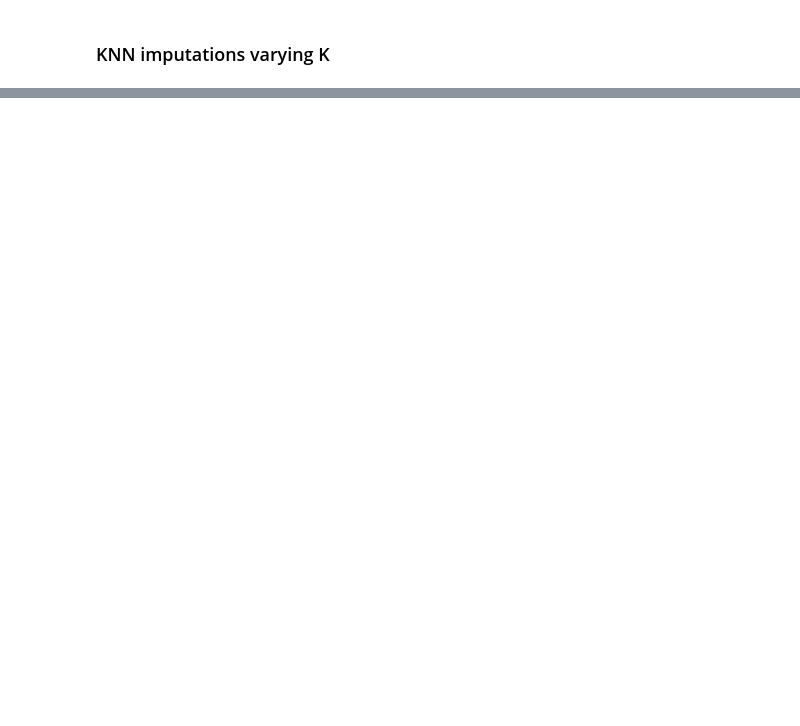
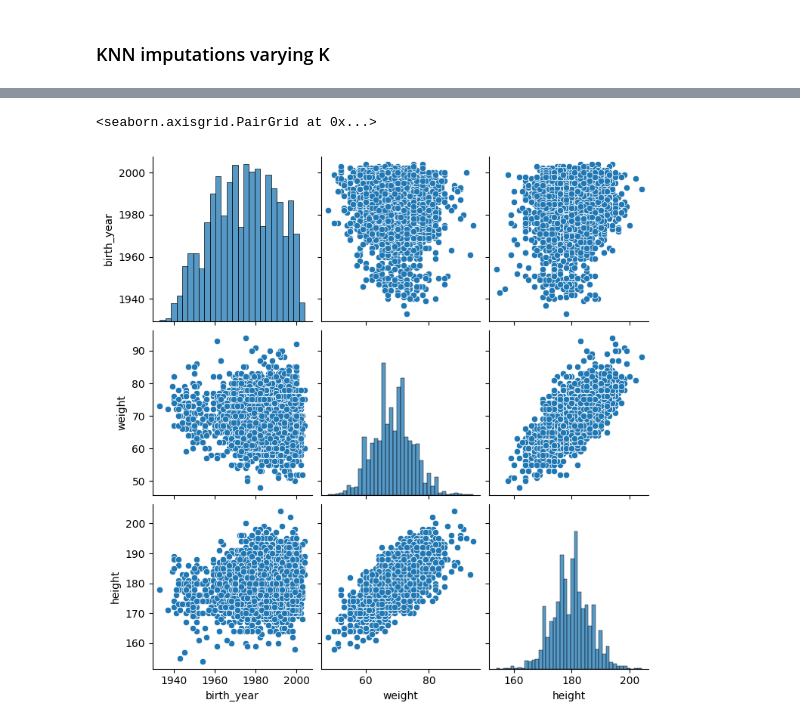
Before and after one commit to Dylan-Nico/Data-Mining-Cyclist-data, a Jupyter notebook: chiara_cyclists.ipynb, the cells around one changed output, grey strips where cells are left out. Cells and saved outputs as stored; diff of their text form; code cells hidden in the pictures; blank space fills up the shorter version.

```diff
--- a/chiara_cyclists.ipynb
+++ b/chiara_cyclists.ipynb
@@ -294,0 +693,5 @@ df_cyclists_2.isnull().sum()
+# %%
+seaborn.pairplot(df_cyclists_3)
+# %% [output]
+<seaborn.axisgrid.PairGrid at 0x...>
+[figure, added]
```
Also changed, not shown: parts of 54 cells of this notebook, 1 other file.
